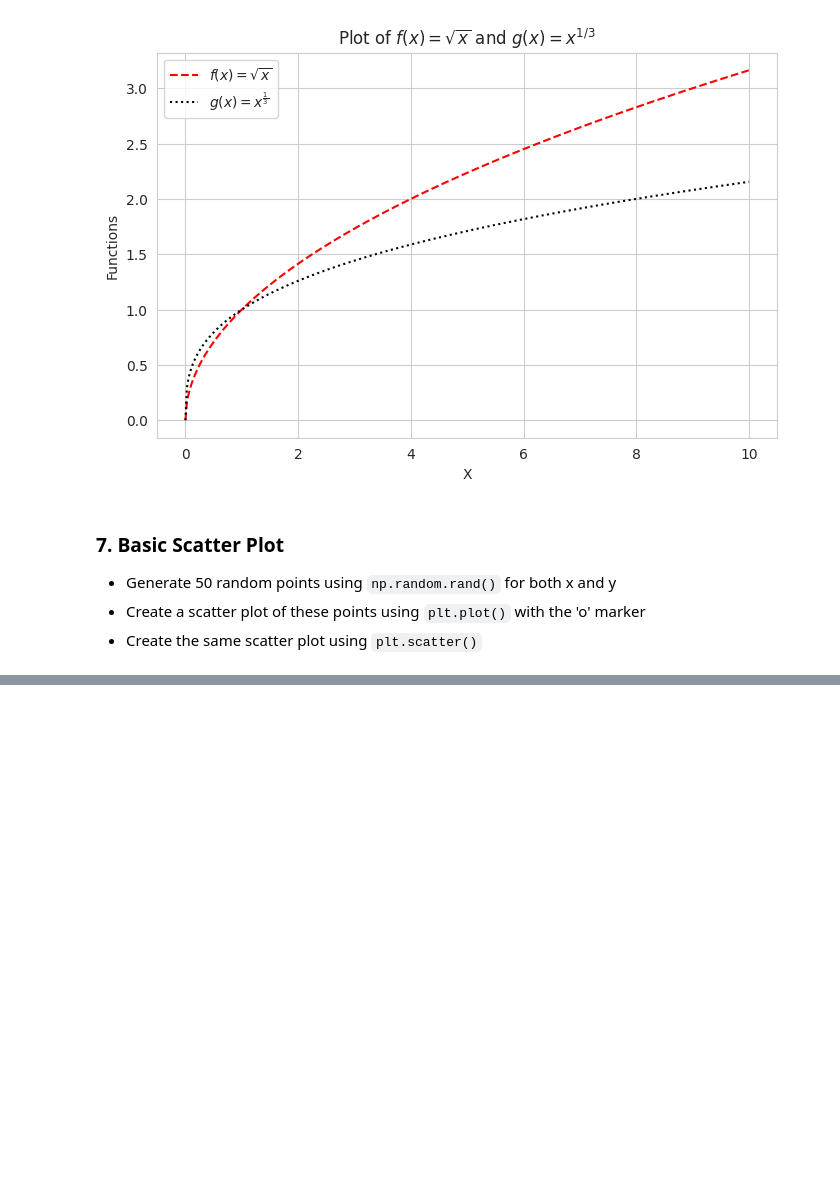
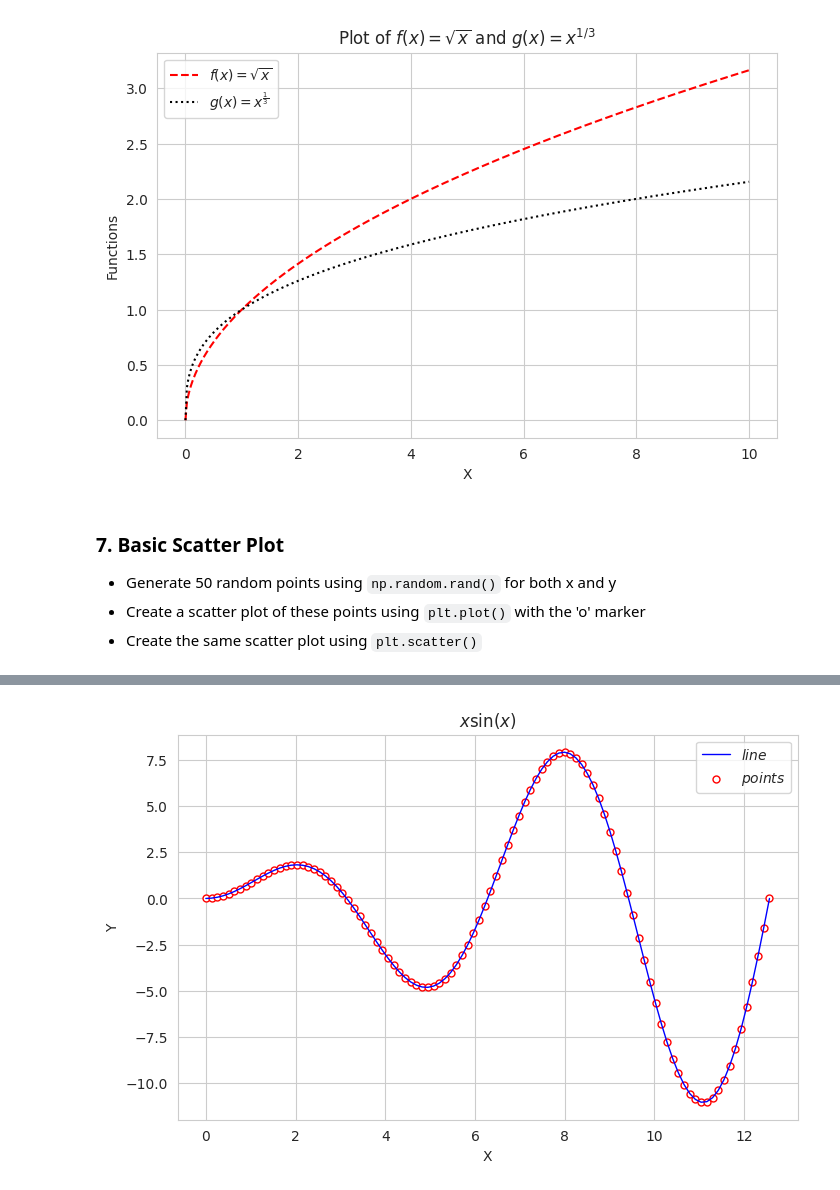
Before and after one commit to kamangirkhan/Data110, a Jupyter notebook: ArashNateghian_week3_data110_assignment.ipynb, the cells around one changed output, grey strips where cells are left out. Drawn from its saved outputs; the diff is of its cells as text; code cells hidden in the pictures; blank space fills up the shorter version.

```diff
--- a/ArashNateghian_week3_data110_assignment.ipynb
+++ b/ArashNateghian_week3_data110_assignment.ipynb
@@ -187,0 +200,16 @@ plt.show()
+# %%
+def f(x): return x*np.sin(x)
+x = np.linspace(0, 4*np.pi, 100)
+y = f(x)
+
+plt.figure(figsize=(8, 5))
+plt.plot(x, y, label=r'$line$', linestyle='-', color='b', linewidth=1)
+plt.scatter(x, y, s=25, label='$points$', color='w', edgecolor='r', linewidth=1)
+
+plt.xlabel('X')
+plt.ylabel('Y')
+plt.title('$x \sin(x)$')
+plt.legend()
+plt.show()
+# %% [output]
+[figure, added]
```
Also changed, not shown: parts of 5 cells of this notebook.
